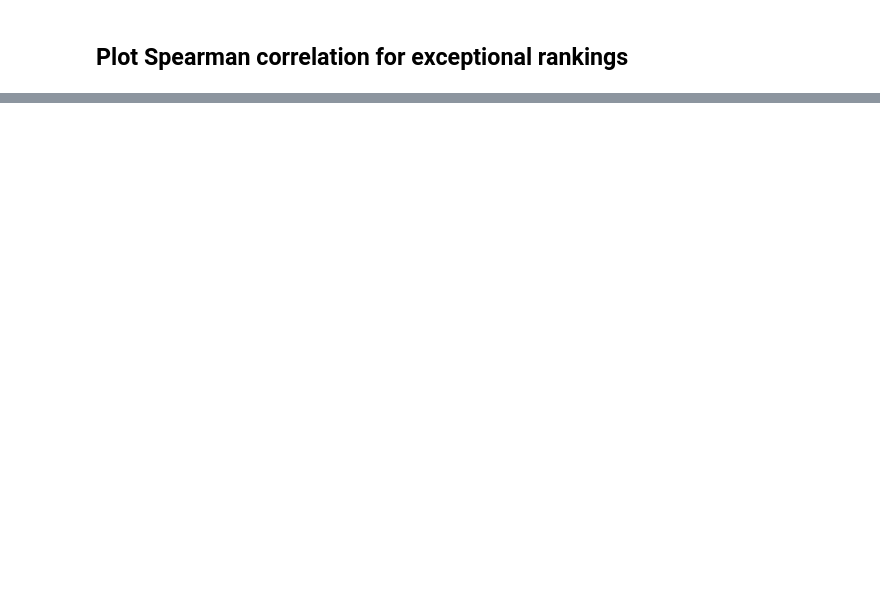
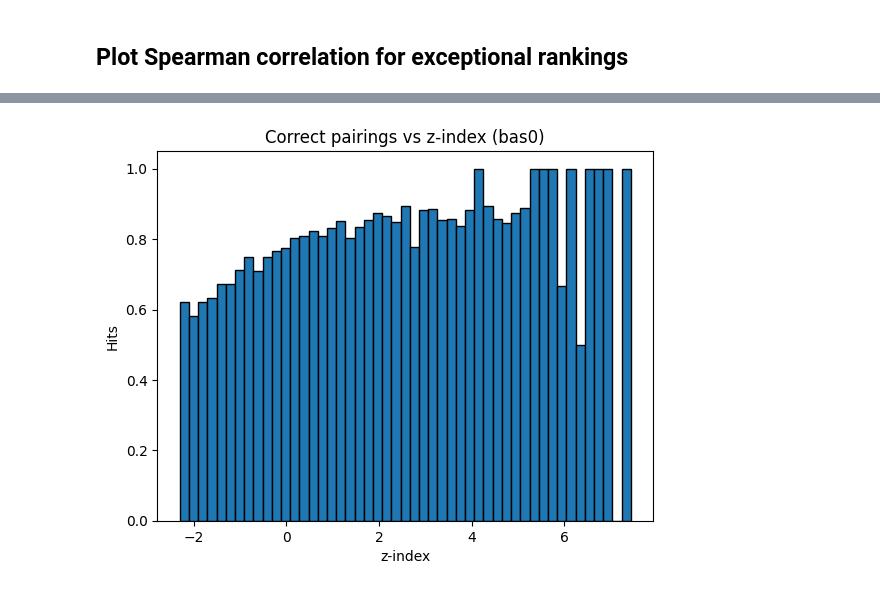
Before and after one commit to annahedstroem/eval-project, a Jupyter notebook: nbs/3-plot.ipynb, the cells around one changed output, grey strips where cells are left out. Drawn from its saved outputs; the diff is of its cells as text; code cells hidden in the pictures; blank space fills up the shorter version.

```diff
--- a/nbs/3-plot.ipynb
+++ b/nbs/3-plot.ipynb
@@ -213,0 +214,92 @@ plt.show()
+# %%
+import sys
+sys.path.append(os.path.join(PROJ_DIR,'src'))
+import xai_faithfulness_experiments_lib_edits as ff
+
+for FILENAME in os.listdir(os.path.join(PROJ_DIR,'results')):
+    if FILENAME.startswith(DATASET_NAME) and FILENAME.endswith(f'{MODEL_NAME}{GENERATION_MODE}_measures.npz'):
+        print(FILENAME)
+
+        # Load data
+        data = ff.load_generated_data(os.path.join(PROJ_DIR, 'results', FILENAME))
+        qmeans = data['qmeans']
+        #qmeans_basX = [data['qmean_bas']] # We don't look at qmean_bas, it will be recomputed later with the appropriate reference
+        qmeans_basX = []
+        qmeans_inv = data['qmean_invs']
+
+        # Compute qmeans_bas[2-10]
+        def compute_qbas(measure, num_samples, reference:np.ndarray):
+            random_indices = np.random.randint(0,  reference.shape[0], (reference.shape[0], num_samples))
+            random_qmeans = reference[random_indices]
+            mean = np.mean(random_qmeans, axis=1)
+
+            # First way to deal with std==0; add some epsilon
+            #std = np.std(random_qmeans, axis=1) + 1e-10
+
+            # Second way to deal with std==0; ignore std (divide by 1)
+            std = np.std(random_qmeans, axis=1)
+            std[std==0] = 1
+
+            # Always ignore std
+            std=1
+            return (measure - mean) / std
+        for i in range(1,11):
+            # If data is genetic, compute qbas with random data from other file
+            qmeans_basX.append(compute_qbas(qmeans, i, qmeans))
+
+        # Compute z-score
+        qmean_mean = np.mean(qmeans)
+        qmean_std = np.std(qmeans)
+
+        z_scores = ((qmeans - qmean_mean) / qmean_std).flatten()
+
+        def correct_orderings_by_zscore(truths, estimators, zscore):
+            '''
+            Creates len(truth) x,y pairs and computes the fraction of them for which (truths[x]<truths[y] and estimators[x]<estimators[y]) or (truths[x]>truths[y] and estimators[x]>estimators[y])
+            Inputs:
+                - Truths & estimators contain num_elems floats
+            Output:
+                - Float representing the fraction of correctly ordered pairings
+            '''
+            xs = np.random.permutation(truths.size)
+            ys = np.random.permutation(truths.size)
+            truthX_lt_Y = truths[xs] < truths[ys]
+            estimatorX_lt_Y = estimators[xs] < estimators[ys]
+            hits = truthX_lt_Y==estimatorX_lt_Y
+            return np.hstack((hits, np.expand_dims(zscore[xs]+zscore[ys], axis=1)))
+
+        def plot_hits_vs_zindex(correct_orderings_by_zscore, name):
+            # Define y as the bin edges, here we're just using the unique y values as edges
+            y_values = correct_orderings_by_zscore[:, 1]
+
+            # The number of bins should be one less than the number of unique y values
+            # because in histogram bins are between the edges
+            bins = np.linspace(y_values.min(), y_values.max(), 50)
+
+            # Use the x values as weights and the y values to determine the bins
+            sum_hist, edges = np.histogram(y_values, bins=bins, weights=correct_orderings_by_zscore[:, 0])
+
+            # Now get the counts in each y bin to calculate the average
+            count_hist, _ = np.histogram(y_values, bins=bins)
+
+            # Avoid division by zero by replacing zero counts with NaN (or another value)
+            # This will give a NaN result for average where count is zero
+            averages = np.divide(sum_hist, count_hist, out=np.zeros_like(sum_hist), where=count_hist!=0)
+
+            # Plotting the average x values for each bin of y
+            plt.bar(edges[:-1], averages, width=np.diff(edges), edgecolor="black", align="edge")
+
+            plt.xlabel('z-index')
+            plt.ylabel('Hits')
+            plt.title(f'Correct pairings vs z-index ({name})')
+            plt.show()
+
+        correct_pairings_basX = []
+        for i in range(len(qmeans_basX)):
+            correct_pairings_basX = correct_orderings_by_zscore(qmeans, qmeans_basX[i], z_scores)
+            plot_hits_vs_zindex(correct_pairings_basX, f'bas{i}')
+            break
+
+        correct_pairings_inv = correct_orderings_by_zscore(qmeans, qmeans_inv, z_scores)
+        plot_hits_vs_zindex(correct_pairings_inv, 'inv')
+# %% [output]
@@ -213,0 +307 @@ plt.show()
+[figure, added]
```
Also changed, not shown: parts of 9 cells of this notebook, 6 other files.
